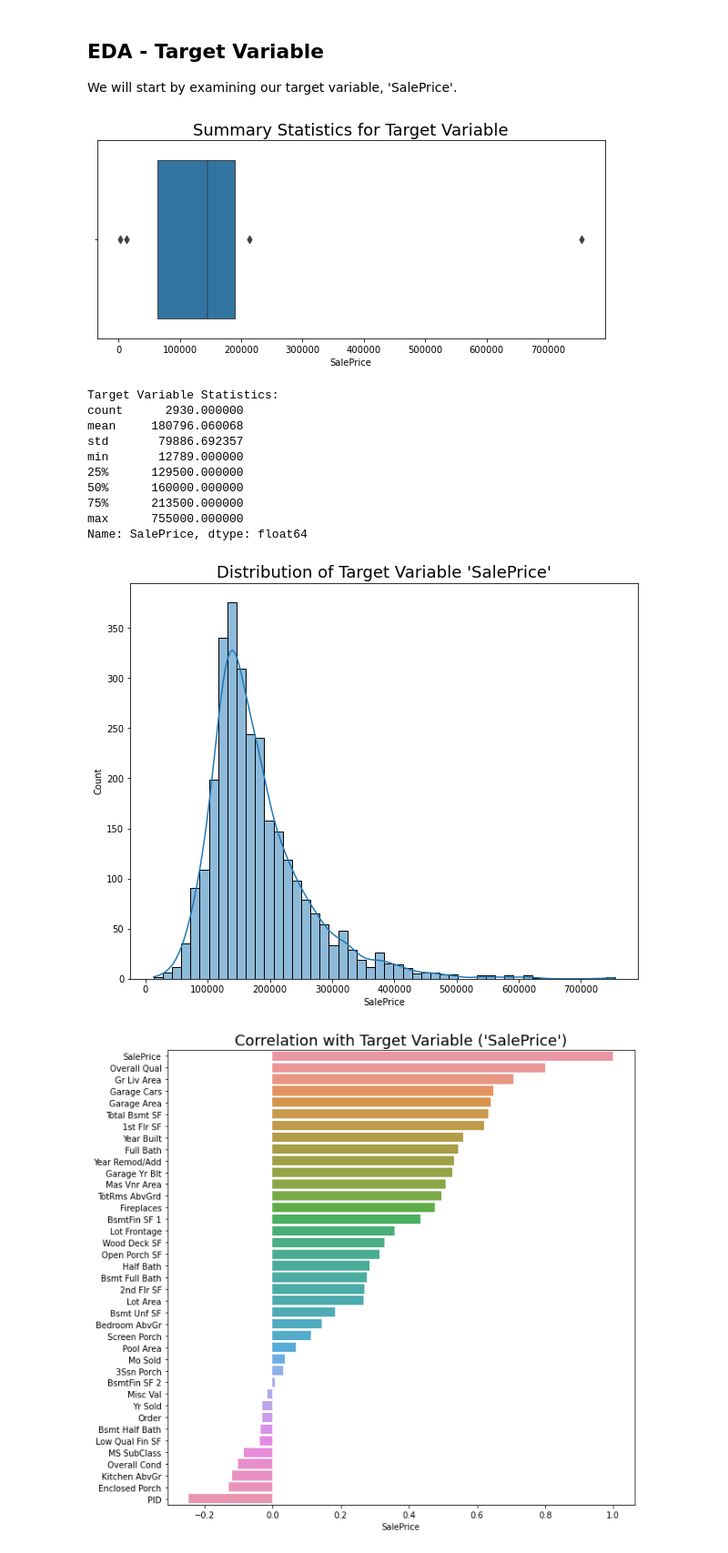
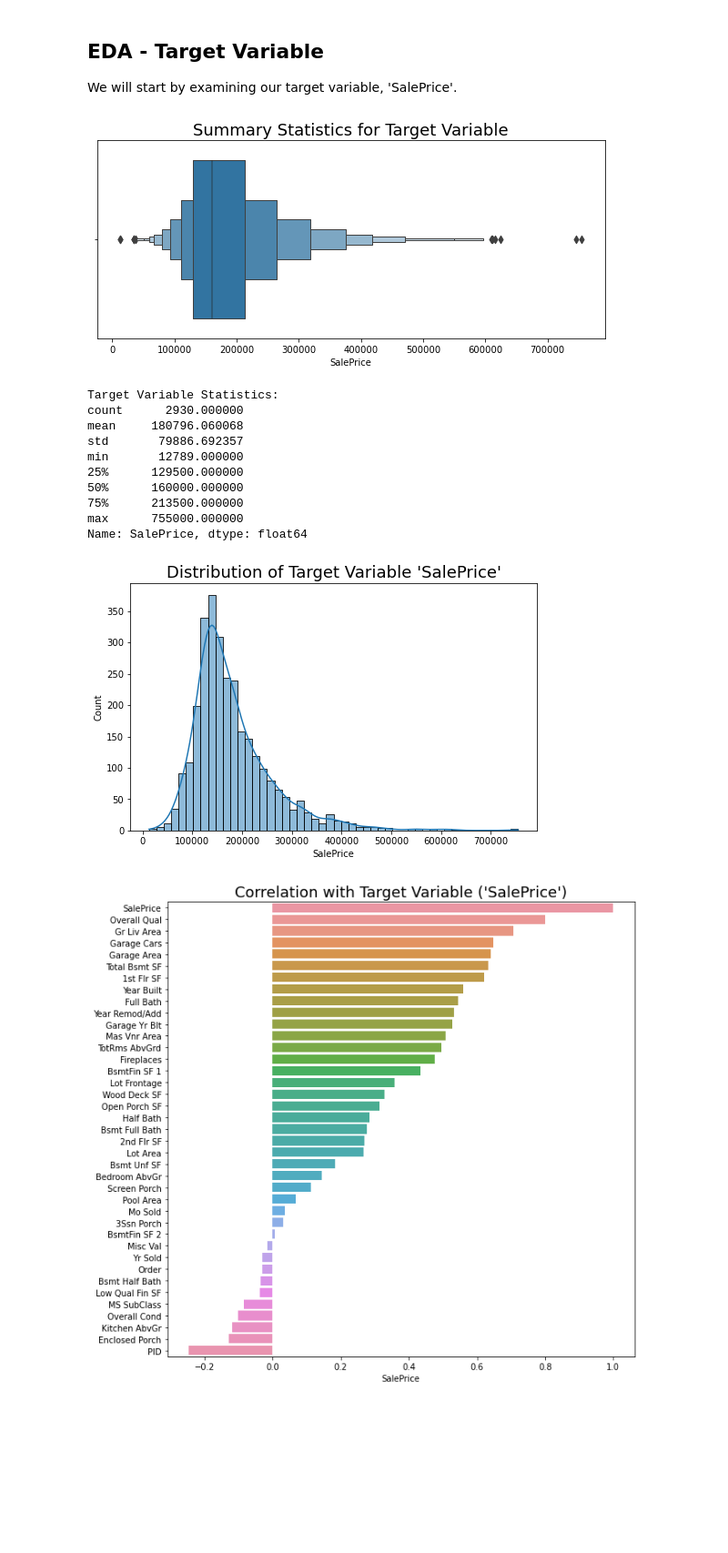
Before and after one commit to RekaCodes/real-estate-prediction, a Jupyter notebook: RE_price_predictions.ipynb, the cells around one changed output. Shown at 91% size. Saved outputs shown, nothing was run; the diff lists cells and outputs as text; code cells hidden in the pictures; blank space fills up the shorter version.

```diff
--- a/RE_price_predictions.ipynb
+++ b/RE_price_predictions.ipynb
@@ -96,7 +96,7 @@ No. non-numeric features: 43
 We will start by examining our target variable, 'SalePrice'.
 # %%
 plt.figure(figsize=(10,4))
-sns.boxenplot(df['SalePrice'].describe())
+sns.boxenplot(df['SalePrice'])
 plt.title("Summary Statistics for Target Variable", fontsize=18)
 plt.show()
 
@@ -105,7 +105,7 @@ Target Variable Statistics:
 {df['SalePrice'].describe()}
 """)
 # %% [output]
-[figure, old version]
+[figure, new version]
 Target Variable Statistics:
 count      2930.000000
 mean     180796.060068
@@ -117,12 +117,12 @@ min       12789.000000
 max      755000.000000
 Name: SalePrice, dtype: float64
 # %%
-plt.figure(figsize=(10,8))
+plt.figure(figsize=(8, 5))
 sns.histplot(df['SalePrice'], bins=50, kde=True)
 plt.title("Distribution of Target Variable 'SalePrice'", fontsize=18)
 plt.show()
 # %% [output]
-[figure, old version]
+[figure, new version]
 # %%
 plt.figure(figsize=(10,10))
 sale_price_corr = df.corr()['SalePrice'].sort_values(ascending=False)
```
Also changed, not shown: parts of 26 cells of this notebook.
